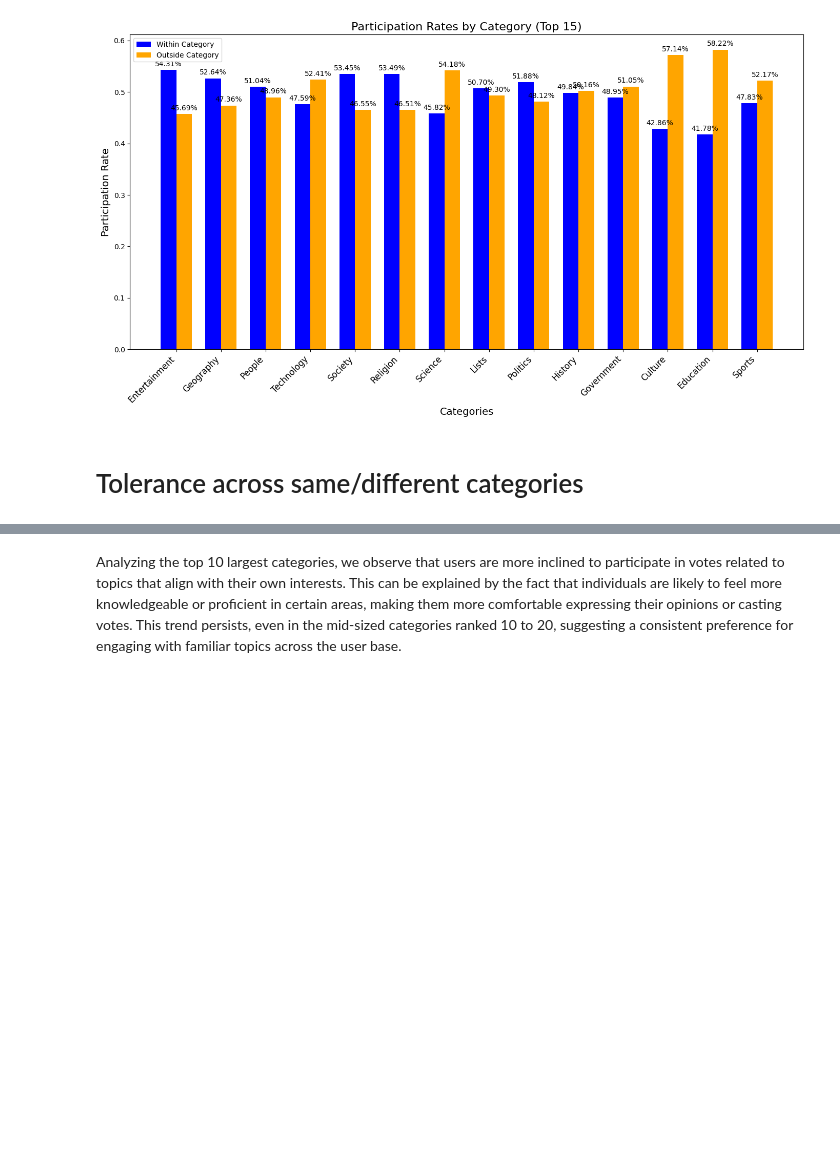
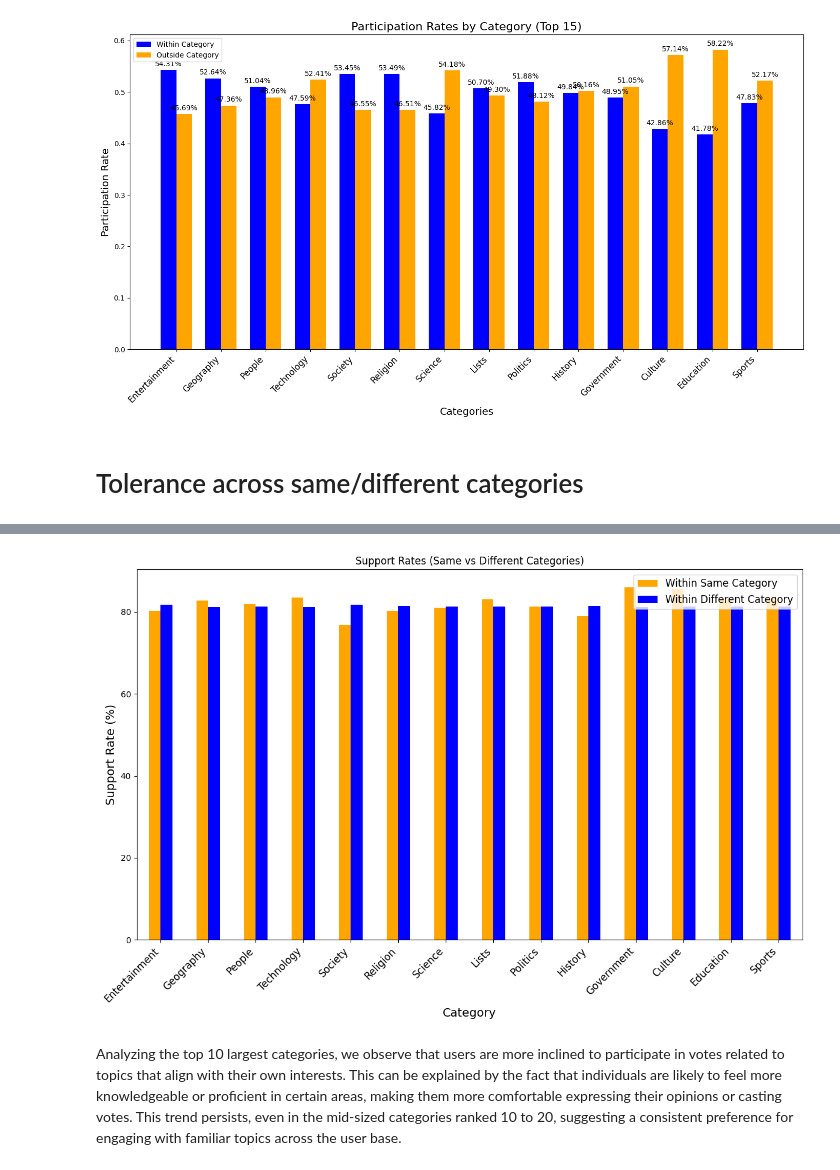
Before and after one commit to epfl-ada/ada-2024-project-supercoolteamname2024, a Jupyter notebook: Result.ipynb, the cells around one changed output, grey strips where cells are left out. Cells and saved outputs as stored; diff of their text form; code cells hidden in the pictures; blank space fills up the shorter version.

```diff
--- a/Result.ipynb
+++ b/Result.ipynb
@@ -314,0 +267,55 @@ plt.show()
+# %%
+support_data = []
+
+for category in top_15_categories:
+    # Filter votes where SRC_Category matches the current category
+    same_category_votes = df_vote[df_vote['SRC_Category'] == category]
+    diff_category_votes = df_vote[df_vote['SRC_Category'] != category]
+
+    # Calculate positive and negative votes
+    same_pos = (same_category_votes['VOT'] == 1).sum()
+    same_neg = (same_category_votes['VOT'] == -1).sum()
+    diff_pos = (diff_category_votes['VOT'] == 1).sum()
+    diff_neg = (diff_category_votes['VOT'] == -1).sum()
+
+    # Calculate total positive + negative votes
+    total_same = same_pos + same_neg
+    total_diff = diff_pos + diff_neg
+
+    # Calculate support rates
+    same_support = same_pos / total_same if total_same > 0 else 0
+    diff_support = diff_pos / total_diff if total_diff > 0 else 0
+
+    # Append to analysis
+    support_data.append({
+        "Category": category,
+        "Support Rate Within Same (%)": same_support * 100,
+        "Support Rate Within Different (%)": diff_support * 100,
+        "Total Votes Within Same": total_same,
+        "Total Votes Within Different": total_diff
+    })
+
+# Convert to DataFrame for display
+support_rates_df = pd.DataFrame(support_data)
+
+# Display the analysis
+display(support_rates_df)
+
+# Visualize the support rates
+ax = support_rates_df.plot(
+    x="Category",
+    y=["Support Rate Within Same (%)", "Support Rate Within Different (%)"],
+    kind="bar",
+    figsize=(12, 8),
+    stacked=False,
+    title="Support Rates (Same vs Different Categories)",
+    ylabel="Support Rate (%)",
+    color=["orange", "blue"]
+)
+plt.xticks(rotation=45, ha="right", fontsize=12)
+plt.xlabel("Category", fontsize=14)
+plt.ylabel("Support Rate (%)", fontsize=14)
+plt.legend(["Within Same Category", "Within Different Category"], loc="upper right", fontsize=12)
+plt.tight_layout()
+plt.show()
+# %% [output]
@@ -315,3 +337,4 @@ plt.show()
+[figure, added]
 # %% [markdown]
 Analyzing the top 10 largest categories, we observe that users are more inclined to participate in votes related to topics that align with their own interests. This can be explained by the fact that individuals are likely to feel more knowledgeable or proficient in certain areas, making them more comfortable expressing their opinions or casting votes. This trend persists, even in the mid-sized categories ranked 10 to 20, suggesting a consistent preference for engaging with familiar topics across the user base.
 # %% [markdown]
```
Also changed, not shown: parts of 4 cells of this notebook.
